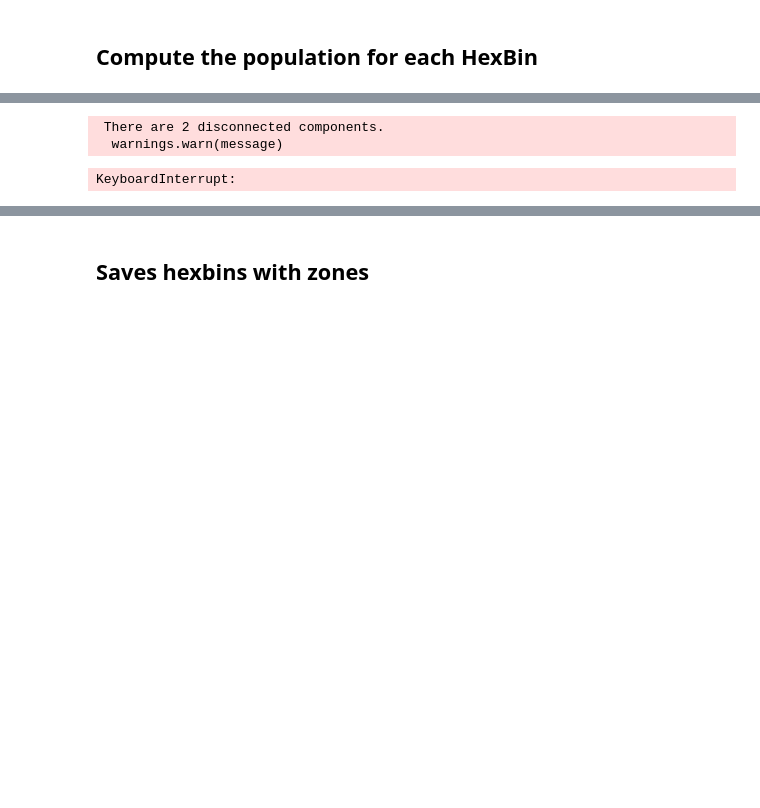
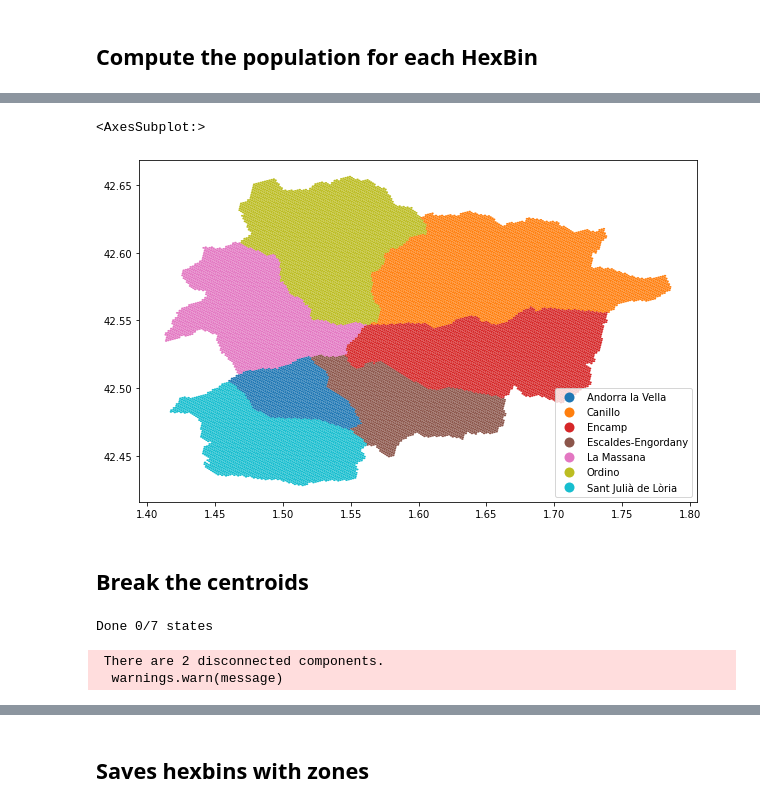
Before and after one commit to pedrocamargo/road_analytics, a Jupyter notebook: notebooks/Population into hex and clustering.ipynb, the cells around one changed output, grey strips where cells are left out. Drawn from its saved outputs; the diff is of its cells as text; code cells hidden in the pictures; blank space fills up the shorter version.

Commit message:
Fix bug when creating zones

```diff
--- a/notebooks/Population into hex and clustering.ipynb
+++ b/notebooks/Population into hex and clustering.ipynb
@@ -85,7 +70,16 @@ from functions.progressive_break import progressive_break
-# %%
-new_zoning = progressive_break(df, zoning, min_zone_size, master_zone_id)
-# %% [output]
- There are 2 disconnected components.
-  warnings.warn(message)
-KeyboardInterrupt:
+# %%
+hexbins.plot(column='state', legend=True, legend_kwds={'loc': 'lower right'}, figsize=(10,8))
+# %% [output]
+<AxesSubplot:>
+[figure, added]
+# %% [markdown]
+## Break the centroids
+# %%
+#By default, the function create_clusters already has default values for the parameters max_zone_size and
+#min_zone_size, but the user can change its values if needed.
+zoning = create_clusters(hexbins, max_zone_size=9_000)
+# %% [output]
+Done 0/7 states
+ There are 2 disconnected components.
+  warnings.warn(message)
 # %%
```
Also changed, not shown: parts of 17 cells of this notebook, 1 other file.
